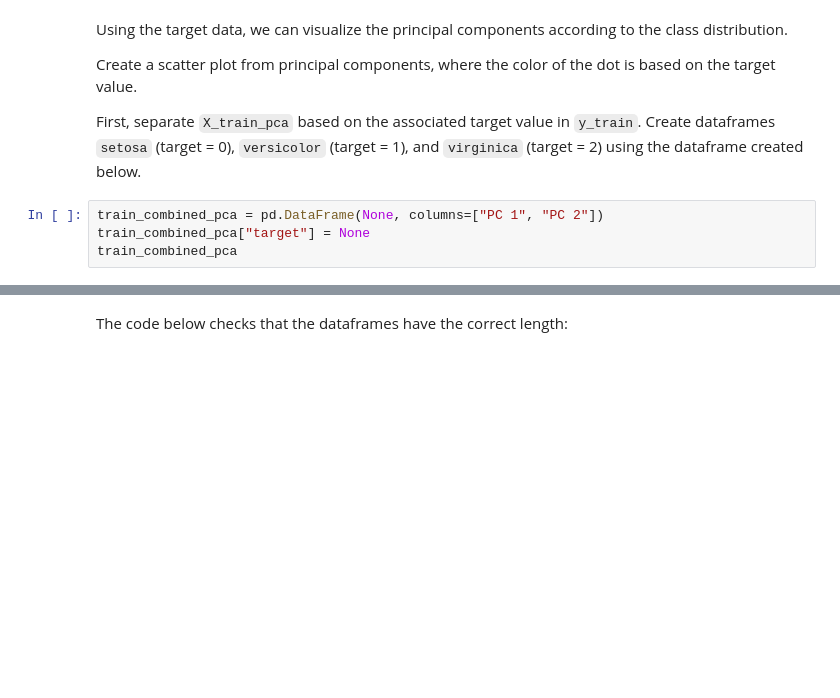
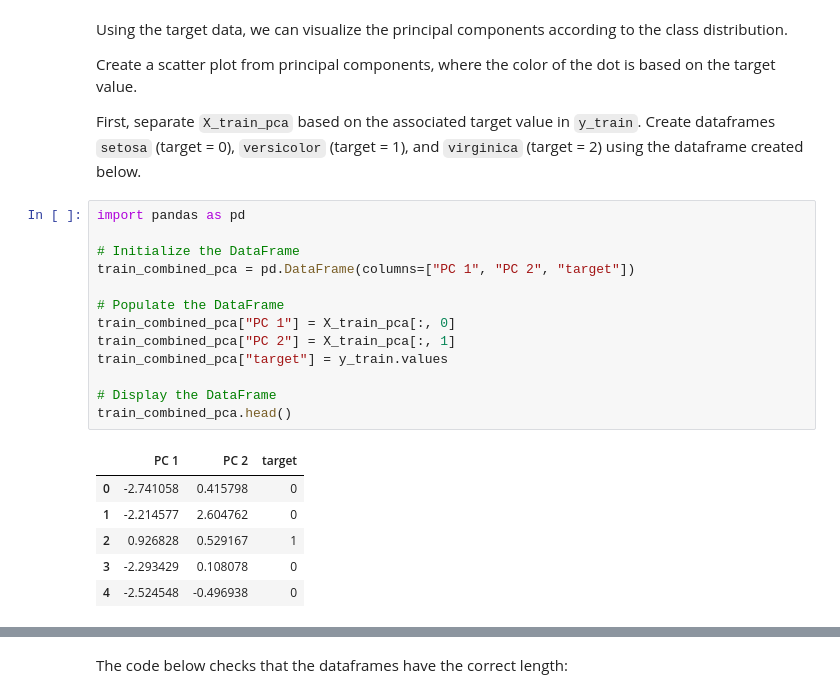
Before and after one commit to svijay25/dsc-ent-deloitte-paired-programming, a Jupyter notebook: Week_4/4.3-dimension-reduction.ipynb, the cells around one changed output, grey strips where cells are left out. Drawn from its saved outputs; the diff is of its cells as text; blank space fills up the shorter version.

```diff
--- a/Week_4/4.3-dimension-reduction.ipynb
+++ b/Week_4/4.3-dimension-reduction.ipynb
@@ -224,9 +304,25 @@ Using the target data, we can visualize the principal components according to th
 Create a scatter plot from principal components, where the color of the dot is based on the target value.
 
 First, separate `X_train_pca` based on the associated target value in `y_train`. Create dataframes `setosa` (target = 0), `versicolor` (target = 1), and `virginica` (target = 2) using the dataframe created below.
-# %%
-train_combined_pca = pd.DataFrame(None, columns=["PC 1", "PC 2"])
-train_combined_pca["target"] = None
-train_combined_pca
+# %%
+import pandas as pd
+
+# Initialize the DataFrame
+train_combined_pca = pd.DataFrame(columns=["PC 1", "PC 2", "target"])
+
+# Populate the DataFrame
+train_combined_pca["PC 1"] = X_train_pca[:, 0]
+train_combined_pca["PC 2"] = X_train_pca[:, 1]
+train_combined_pca["target"] = y_train.values
+
+# Display the DataFrame
+train_combined_pca.head()
+# %% [output]
+|  | PC 1 | PC 2 | target |
+| 0 | -2.741058 | 0.415798 | 0 |
+| 1 | -2.214577 | 2.604762 | 0 |
+| 2 | 0.926828 | 0.529167 | 1 |
+| 3 | -2.293429 | 0.108078 | 0 |
+| 4 | -2.524548 | -0.496938 | 0 |
 # %%
 # Rows of train_combined_pca where target is 0
```
Also changed, not shown: parts of 18 cells of this notebook.
